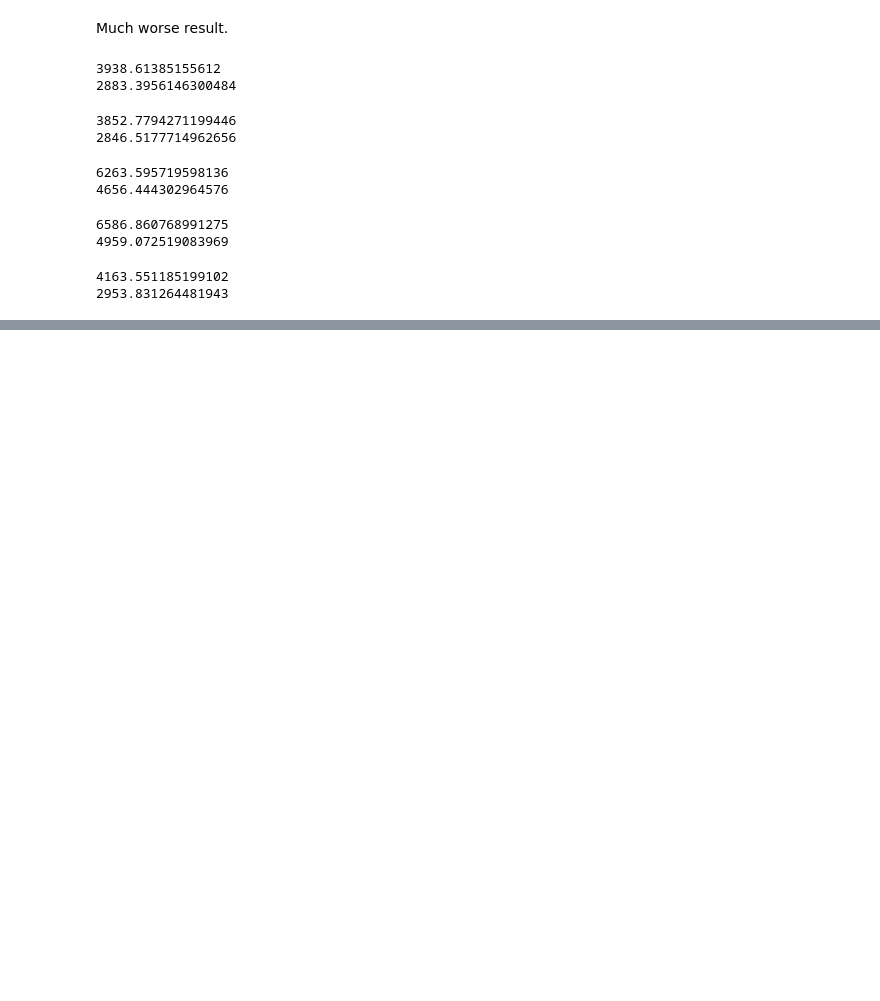
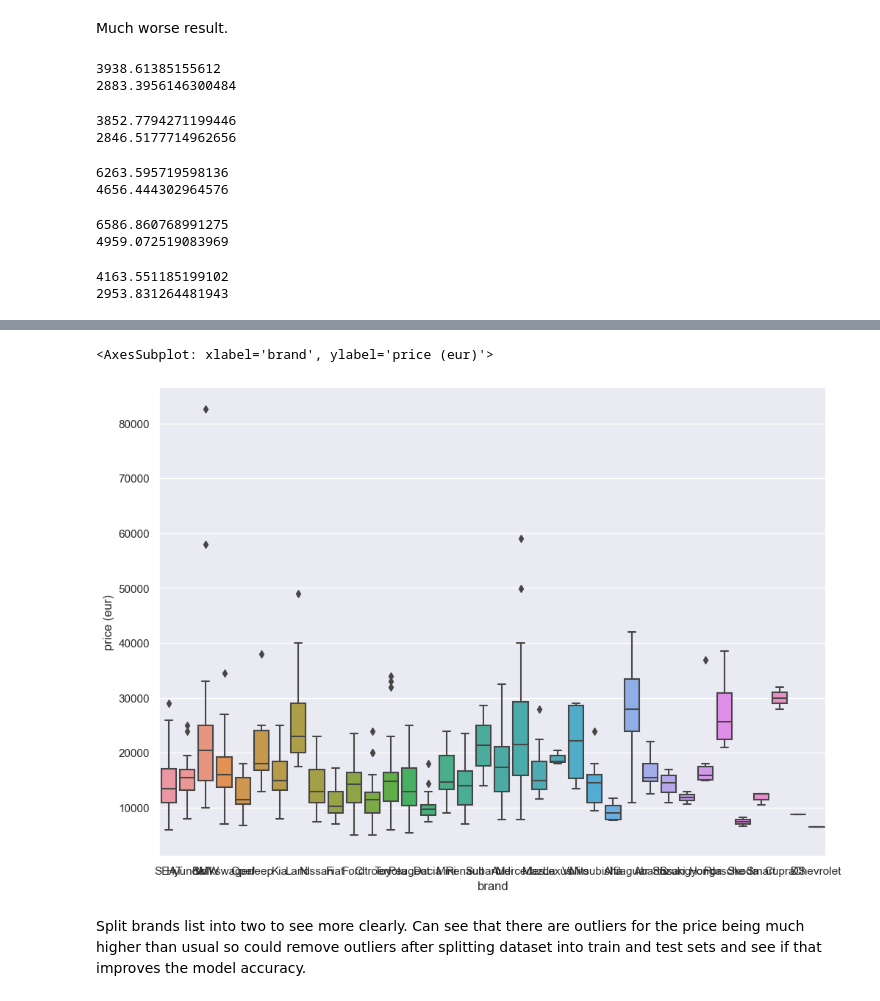
Before and after one commit to minat14/Car-Price-Prediction, a Jupyter notebook: Task2/Car Price Prediction Task 2.ipynb, the cells around one changed output, grey strips where cells are left out. Drawn from its saved outputs; the diff is of its cells as text; code cells hidden in the pictures; blank space fills up the shorter version.

```diff
--- a/Task2/Car Price Prediction Task 2.ipynb
+++ b/Task2/Car Price Prediction Task 2.ipynb
@@ -233,0 +308,8 @@ print(errors2)
+# %%
+sns.set(rc={'figure.figsize':(11.7,8.27)})
+sns.boxplot(data=df, x='brand', y='price (eur)')
+# %% [output]
+<AxesSubplot: xlabel='brand', ylabel='price (eur)'>
+[figure, added]
+# %% [markdown]
+Split brands list into two to see more clearly. Can see that there are outliers for the price being much higher than usual so could remove outliers after splitting dataset into train and test sets and see if that improves the model accuracy.
```
Also changed, not shown: parts of 7 cells of this notebook.
